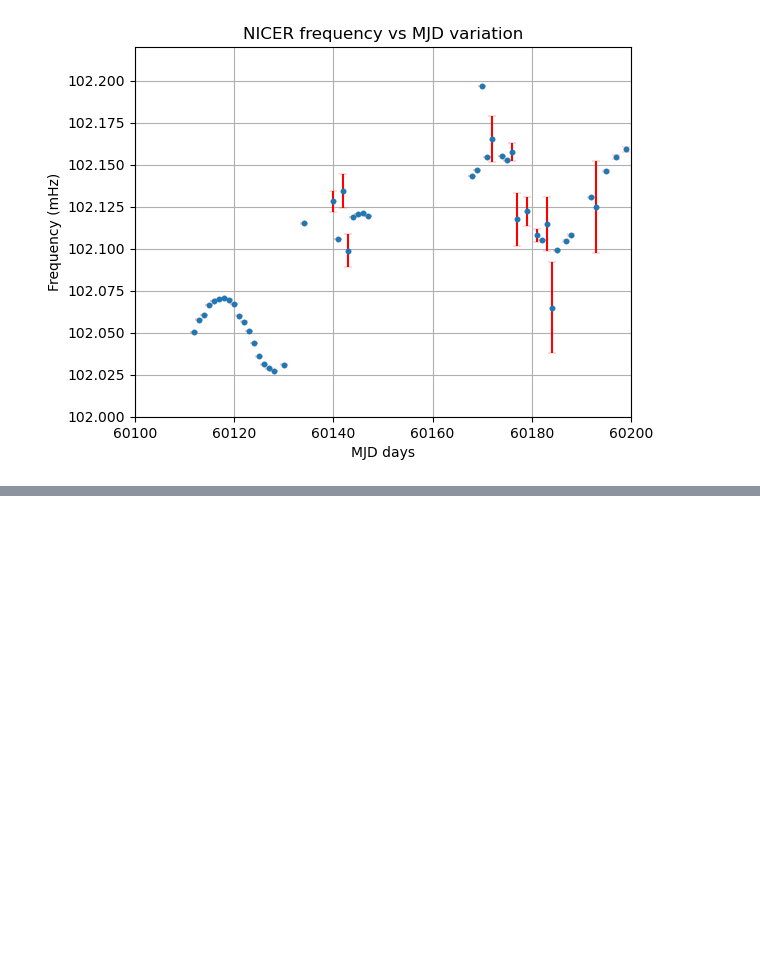
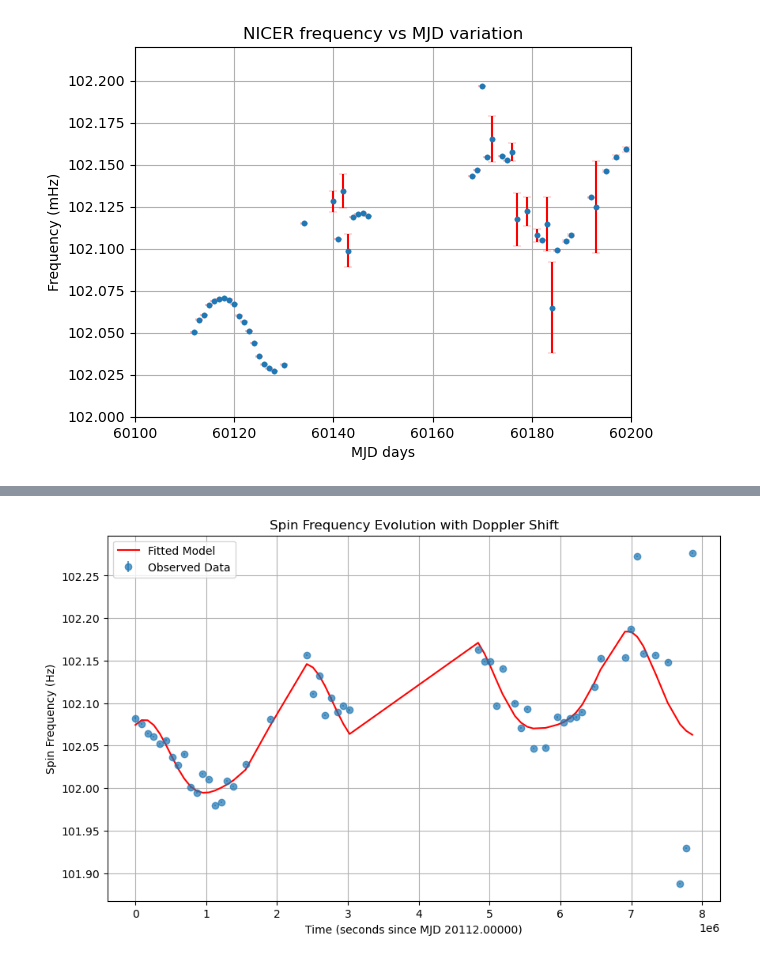
Before and after one commit to supremeKAI40/ULXP_thesis_analysis, a Jupyter notebook: nicer/nb_period_reporting.ipynb, the cells around one changed output, grey strips where cells are left out. Saved outputs shown, nothing was run; the diff lists cells and outputs as text; code cells hidden in the pictures; blank space fills up the shorter version.

```diff
--- a/nicer/nb_period_reporting.ipynb
+++ b/nicer/nb_period_reporting.ipynb
@@ -50,0 +153,75 @@ plt.grid()
+# %%
+# Load your data here
+mjd_array = date  # Your MJD time values
+period_array = period  # Your spin period values in seconds
+
+# Convert periods to frequencies
+frequency_array = 1000 / period_array  # Convert period (P) to frequency (f = 1/P)
+
+# Convert MJD to seconds relative to some reference MJD (e.g., the first observation)
+mjd_ref = mjd_array[0]
+t_data = (mjd_array - mjd_ref) * 86400  # Convert MJD to seconds
+
+# Assume constant error for frequencies (adjust this as needed)
+freq_errors = np.full_like(frequency_array, 1e-3)  # Example error value, adjust based on your data
+
+# Define initial guesses for the fit
+initial_guess = [
+    frequency_array[0],   # f0 (initial frequency in Hz)
+    2.507265e-08,         # fdot (frequency derivative)
+    -3.725352e-15,        # fddot (second frequency derivative)
+    t_data[0],            # t0 (reference time)
+    115.531,              # a_sin_i (projected semi-major axis in light-seconds)
+    27.6943 * 86400,      # P_orb (orbital period in seconds, use your own value)
+    0.1029,               # e (eccentricity)
+    -1.2924163111,        # omega (argument of periastron in radians)
+    -874022400           # T_pi2 (time of pi/2 in seconds)
+]
+
+# Bounds for parameters to prevent unphysical values
+lower_bounds = [100.0, -1e-6, -1e-14, 50.0, 20 * 86400, 0.0, 0.0, -1e7, t_data[0] - 1e6]
+upper_bounds = [105.0, 1e-6, 1e-14, 400.0, 30 * 86400, 0.9, 2 * np.pi, 1e7, t_data[0] + 1e6]
+
+
+# Fit the model to the data using curve_fit
+try:
+    popt, pcov = curve_fit(
+        full_frequency_model, t_data, frequency_array, p0=initial_guess, sigma=freq_errors, absolute_sigma=True
+    )
+except RuntimeError as e:
+    print("Error during curve fitting:", e)
+    popt = None
+
+# Extract and display the fitted parameters
+if popt is not None:
+    f0_fit, fdot_fit, fddot_fit, t0_fit, a_sin_i_fit, P_orb_fit, e_fit, omega_fit, T_pi2_fit = popt
+    print(f"Fitted parameters:")
+    print(f"f0 = {f0_fit:.6f} Hz")
+    print(f"fdot = {fdot_fit:.6e} Hz/s")
+    print(f"fddot = {fddot_fit:.6e} Hz/s²")
+    print(f"a_sin_i = {a_sin_i_fit:.3f} lt-s")
+    print(f"P_orb = {P_orb_fit / 86400:.5f} days")
+    print(f"e = {e_fit:.4f}")
+    print(f"omega = {omega_fit:.4f} rad")
+    print(f"T_pi2 = {T_pi2_fit:.2f} s")
+
+    # Generate fitted frequency data using the fitted parameters
+    f_fit = full_frequency_model(t_data, *popt)
+
+    # Calculate the reduced chi-square statistic
+    chi2_reduced, chi2, dof = reduced_chi_square(frequency_array, f_fit, freq_errors, len(popt))
+    print(f"Chi-square: {chi2:.2f}, Degrees of Freedom: {dof}, Reduced Chi-square: {chi2_reduced:.2f}")
+
+    # Plot the observed data and the fitted model
+    plt.figure(figsize=(10, 6))
+    plt.errorbar(t_data, frequency_array, yerr=freq_errors, fmt='o', label='Observed Data', alpha=0.7)
+    plt.plot(t_data, f_fit, label='Fitted Model', color='red')
+    plt.xlabel('Time (seconds since MJD {:.5f})'.format(mjd_ref))
+    plt.ylabel('Spin Frequency (Hz)')
+    plt.title('Spin Frequency Evolution with Doppler Shift')
+    plt.legend()
+    plt.grid(True)
+    plt.show()
+else:
+    print("Fit was not successful. Please check your data and initial guesses.")
+# %% [output]
@@ -50,0 +238 @@ plt.grid()
+[figure, added]
```
Also changed, not shown: parts of 15 cells of this notebook, 11 other files.
